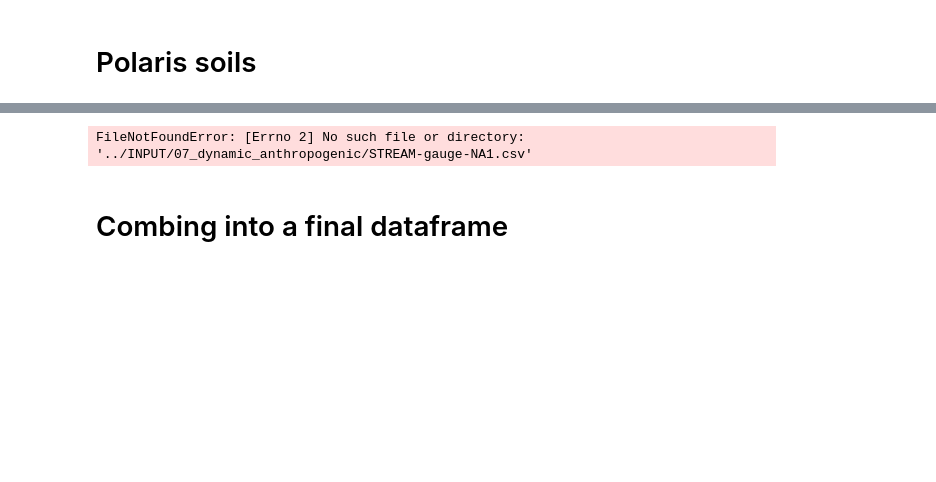
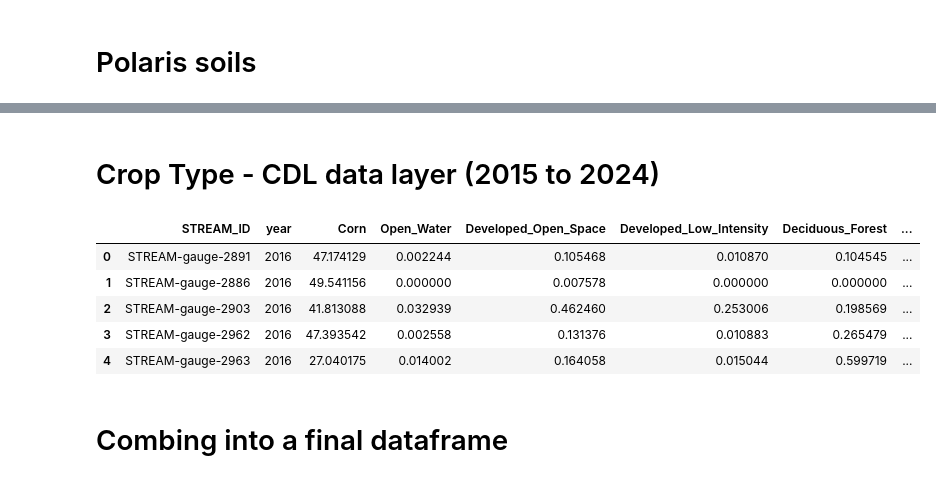
Before and after one commit to danykakbyrnes/STREAM_seasonality, a Jupyter notebook: data_compiling.ipynb, the cells around one changed output, grey strips where cells are left out. Saved outputs shown, nothing was run; the diff lists cells and outputs as text; code cells hidden in the pictures; blank space fills up the shorter version.

Commit message:
adding section to build averaged anthro df AND compiling the dynamic crop types df

```diff
--- a/data_compiling.ipynb
+++ b/data_compiling.ipynb
@@ -358,7 +333,7 @@ anth_df.head(40)
 # %%
 #pct_irrigated
 anthropogenic_filepath = INPUT_filepath+"07_dynamic_anthropogenic/"
-
+anthro_sites = []
 for site in MAIN_SITES:
     site_anth_filepath = os.path.join(anthropogenic_filepath, f"{site}.csv")
     anth_df = pd.read_csv(site_anth_filepath)
@@ -368,8 +343,51 @@ for site in MAIN_SITES:
     anth_mean = anth_df.iloc[:, 1:].mean().to_frame().T
     anth_mean['irrig_pct'] = anth_mean['irrig']*100
     anth_mean.drop(['so4_tw', 'cl_tw', 'na_tw', 'mg_tw', 'k_tw', 'ca_tw', 'salt_pound', 'nfer', 'pfer', 'irrig'],  axis=1, inplace=True)
+    anth_mean.columns = [f"{col}_ave" for col in anth_mean.columns]
+    anth_mean['STREAM_ID'] = site
+    anthro_sites.append(anth_mean)
+
+
+anthro_sites = pd.concat(anthro_sites, ignore_index=True)
-# %% [output]
-FileNotFoundError: [Errno 2] No such file or directory: '../INPUT/07_dynamic_anthropogenic/STREAM-gauge-NA1.csv'
+# %% [markdown]
+# Crop Type - CDL data layer (2015 to 2024)
+# %%
+DROP_COLS = ["system:index", ".geo"]
+
+def load_crop_percent(folder, pattern="CSB_crop_percent_*.csv"):
+    frames = []
+    for path in sorted(glob.glob(os.path.join(folder, pattern))):
+        df = pd.read_csv(path)
+        # trust the filename for year, overwrite the existing column
+        year = re.search(r"(\d{4})", os.path.basename(path))
+        if year:
+            df["year"] = int(year.group(1))
+        df = df.drop(columns=[c for c in DROP_COLS if c in df.columns])
+        frames.append(df)
+
+    merged = pd.concat(frames, ignore_index=True)
+
+    # a crop missing from a year's file means 0% that year
+    crop_cols = [c for c in merged.columns if c.startswith("crop_")]
+    merged[crop_cols] = merged[crop_cols].fillna(0)
+
+    # crop_<code> -> CROP_ID[code]
+    rename = {c: CROP_ID[c] for c in crop_cols if c in CROP_ID}
+    merged = merged.rename(columns=rename)
+
+    # STREAM_ID and year up front
+    front = [c for c in ["STREAM_ID", "year"] if c in merged.columns]
+    return merged[front + [c for c in merged.columns if c not in front]]
+
+df = load_crop_percent(anc_data_filepath+'/crop_type/')
+df.head()
+# %% [output]
+|  | STREAM_ID | year | Corn | Open_Water | Developed_Open_Space | Developed_Low_Intensity | Deciduous_Forest | ... |
+| 0 | STREAM-gauge-2891 | 2016 | 47.174129 | 0.002244 | 0.105468 | 0.010870 | 0.104545 | ... |
+| 1 | STREAM-gauge-2886 | 2016 | 49.541156 | 0.000000 | 0.007578 | 0.000000 | 0.000000 | ... |
+| 2 | STREAM-gauge-2903 | 2016 | 41.813088 | 0.032939 | 0.462460 | 0.253006 | 0.198569 | ... |
+| 3 | STREAM-gauge-2962 | 2016 | 47.393542 | 0.002558 | 0.131376 | 0.010883 | 0.265479 | ... |
+| 4 | STREAM-gauge-2963 | 2016 | 27.040175 | 0.014002 | 0.164058 | 0.015044 | 0.599719 | ... |
 # %% [markdown]
 # Combing into a final dataframe
 # %%
```
Also changed, not shown: parts of 4 cells of this notebook, 1 other file.
